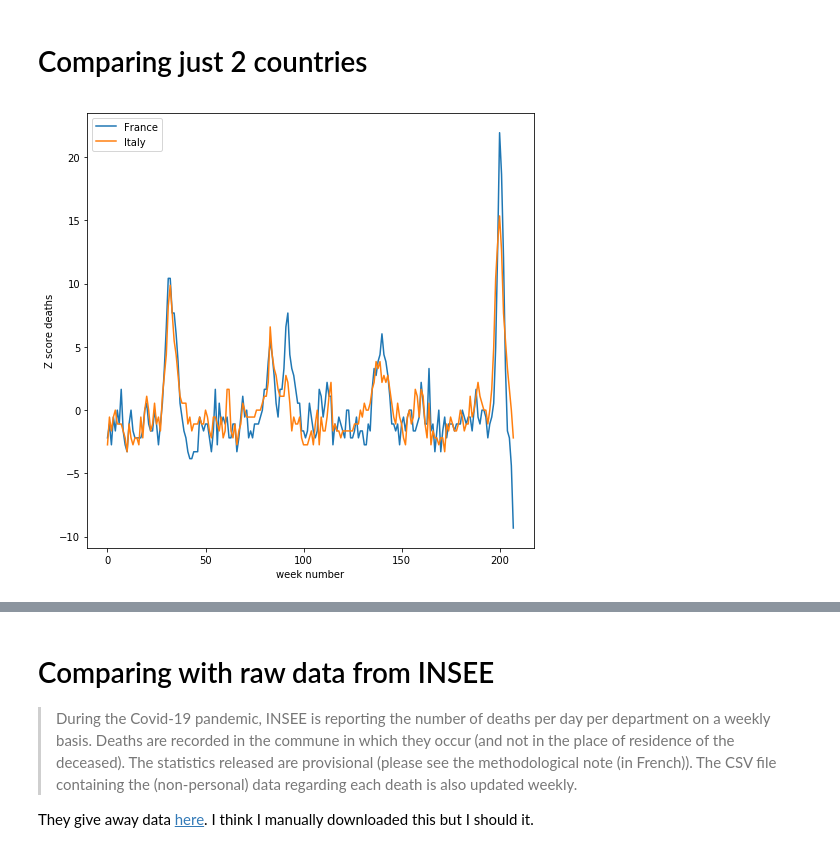
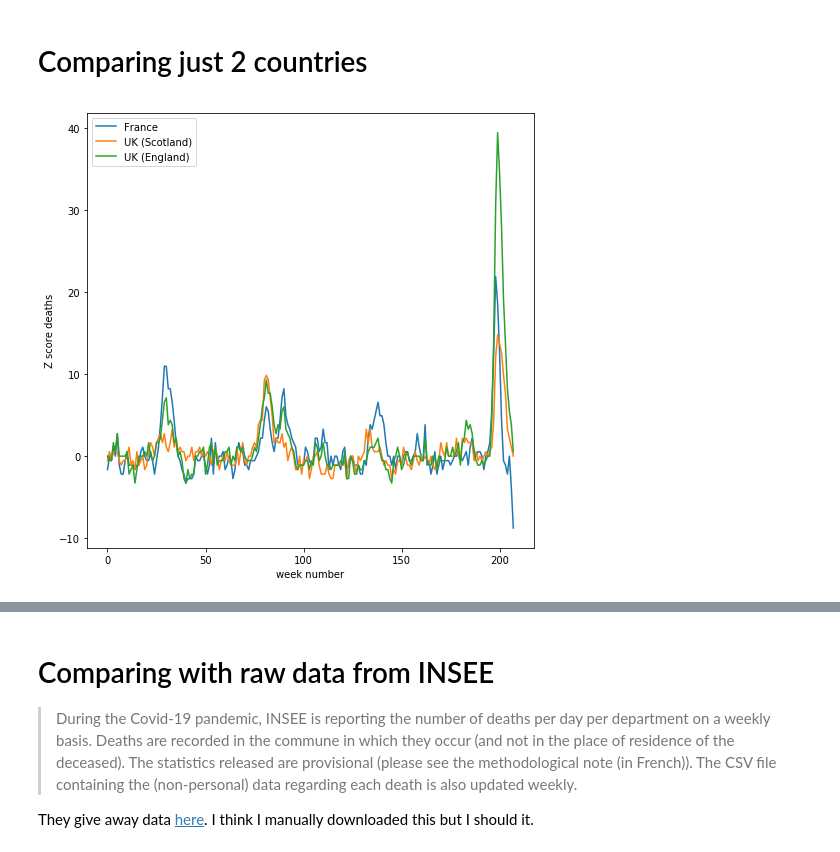
Before and after one commit to macbuse/COVID_stats, a Jupyter notebook: euromom.ipynb, the cells around one changed output, grey strips where cells are left out. Cells and saved outputs as stored; diff of their text form; code cells hidden in the pictures.

```diff
--- a/euromom.ipynb
+++ b/euromom.ipynb
@@ -122,0 +191,33 @@ leg = ax.legend()
+# %%
+fig, ax = plt.subplots()
+fig.set_size_inches(8,8)
+
+VV = {}
+
+for kk in ['France', 'Spain','Italy', 'Belgium',
+           'UK (England)', 'Netherlands']:
+
+    Y = graphs[kk][-15:-4].astype(float)
+    # this is a hack to avoid negative values
+    # which will confuse np.log
+    Y -= Y[0] + .001
+
+    X = 7*np.linspace(0,11,11)
+    pts = np.linspace(0,70,70)
+    YY = np.interp(pts,X,Y)
+
+    dx = find_mean(YY)
+    #print(kk, dx)
+
+    YY = YY[dx - 37: dx + 22]
+    YY /= max(YY)
+
+    print(kk, sum(abs(YY[:38] - YY[38]))/37)
+
+    VV[kk] = YY
+
+    plt.plot(YY, label=kk)
+
+plt.ylabel('normalized dist')
+plt.xlabel('day number')
+leg = ax.legend()
@@ -125,23 +288,24 @@ leg = ax.legend()
 # %%
 fig, ax = plt.subplots()
 fig.set_size_inches(8,8)
 
 for kk in ['France',
-           #'UK (England)',
-           'Italy'
+           'UK (Scotland)',
+           'UK (England)',
+           #'Italy'
            #'Netherlands'
           ]:
 
     dd = graphs[kk][:]
     if max(dd) < 5: continue
     plt.plot(dd, label=kk)
     #plt.plot((1 + dd/100)*1800*7, label=kk)
 
 plt.ylabel('Z score deaths')
 plt.xlabel('week number')
 leg = ax.legend()
 # %% [output]
-[figure, old version]
+[figure, new version]
 # %%
 
 #they count the flu season as starting the previous year
```
Also changed, not shown: parts of 21 cells of this notebook, 29 other files.
